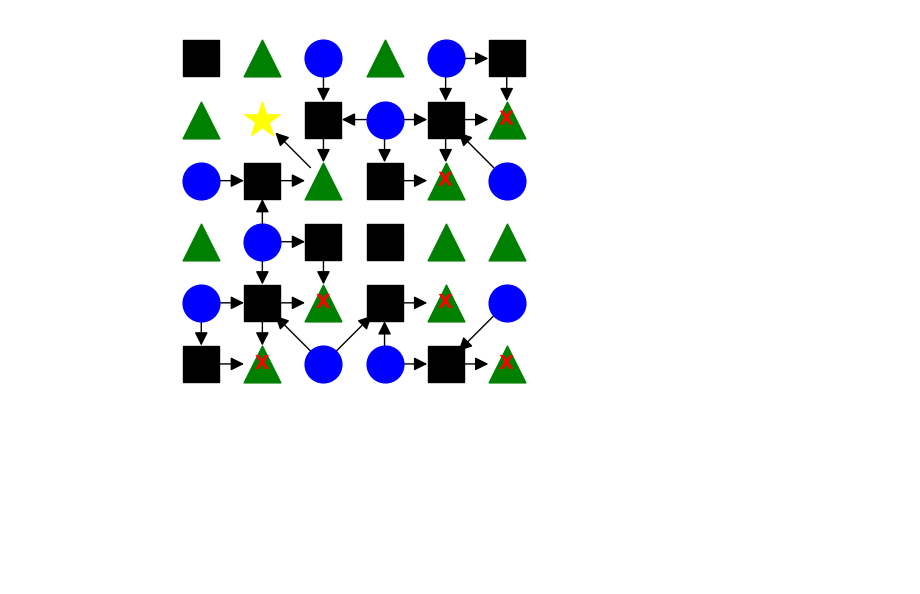
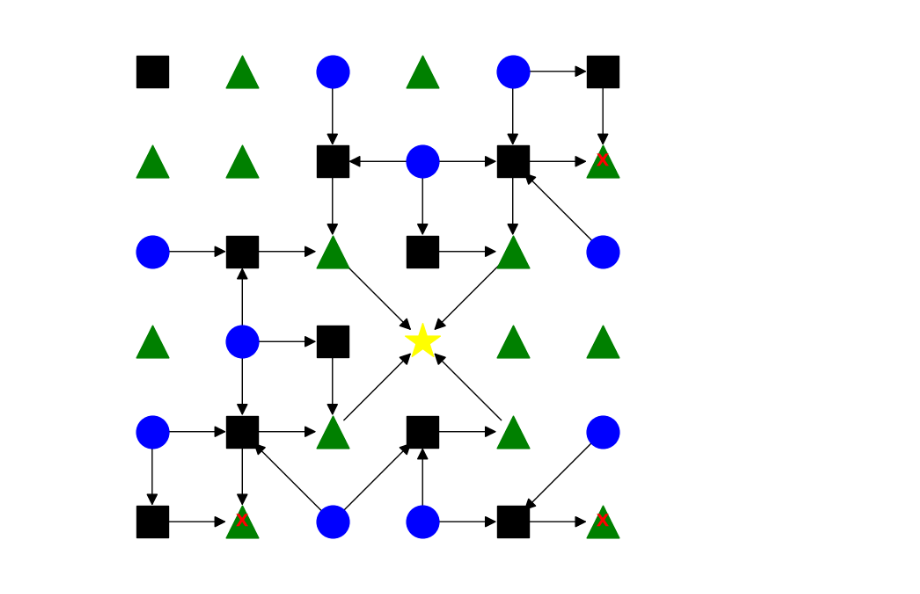
Before and after one commit to Gengo250/learning_graphs, a Jupyter notebook: src/grafos_network/workspace_university/trabalho_1_grafos.ipynb, the cells around one changed output. Saved outputs shown, nothing was run; the diff lists cells and outputs as text; code cells hidden in the pictures; blank space fills up the shorter version.

```diff
--- a/src/grafos_network/workspace_university/trabalho_1_grafos.ipynb
+++ b/src/grafos_network/workspace_university/trabalho_1_grafos.ipynb
@@ -42,14 +46,14 @@ G = nx.DiGraph()
 # %%
-#Construindo o grafo com matriz inicializada
+G = nx.DiGraph()
 
-pos = {(linha, coluna): (coluna, -linha)
-        for linha in range(MATRIZ.shape[0])
-        for coluna in range(MATRIZ.shape[1])
-       }
+pos = {
+    (linha, coluna): (coluna, -linha)
+    for linha in range(MATRIZ.shape[0])
+    for coluna in range(MATRIZ.shape[1])
+}
 
 for linha in range(MATRIZ.shape[0]):
     for coluna in range(MATRIZ.shape[1]):
-
         node = (linha, coluna)
 
         G.add_node(
@@ -131,14 +126,4 @@ for linha, coluna in quadrados_encontrados:
 
                 triangulos_encontrados.add(triangulo)
                 visitados.add(triangulo)
-# %%
-
-
-estrela = None
-
-for linha in range(MATRIZ.shape[0]):
-    for coluna in range(MATRIZ.shape[1]):
-
-        if MATRIZ[linha][coluna] == 4:
-            estrela = (linha, coluna)
 # %%
@@ -166,22 +162,19 @@ for linha, coluna in triangulos_encontrados:
 # %%
-
-
 G.add_edges_from(arestas)
 
 x_nodes = set()
 
 for node in visitados:
 
-    if node != estrela and G.out_degree(node) == 0:
+    if node not in estrelas and G.out_degree(node) == 0:
         x_nodes.add(node)
-
 
 labels_x = {
     node: "X"
     for node in x_nodes
 }
 
-
+plt.figure(figsize=(8, 8))
 
 nx.draw_networkx_edges(
     G,
@@ -191,44 +184,50 @@ nx.draw_networkx_edges(
     node_size=700
 )
 
-
 formatos = {
     "C": ("o", "blue"),
     "Q": ("s", "black"),
-    "T": ("^", "green"),
-    "E": ("*", "yellow")
+    "T": ("^", "green")
 }
-
 
 for tipo, (forma, cor) in formatos.items():
 
     nodes = [
         node
         for node in G.nodes
         if G.nodes[node]["tipo"] == tipo
+        and node not in estrelas
     ]
 
     nx.draw_networkx_nodes(
         G,
         pos,
         nodelist=nodes,
         node_shape=forma,
         node_color=cor,
         node_size=700
     )
 
+nx.draw_networkx_nodes(
+    G,
+    pos,
+    nodelist=list(estrelas),
+    node_shape="*",
+    node_color="yellow",
+    node_size=900
+)
+
 nx.draw_networkx_labels(
     G,
     pos,
     labels=labels_x,
     font_color="red",
     font_size=14,
     font_weight="bold"
 )
 
-
 plt.axis("off")
 plt.axis("equal")
 plt.show()
 # %% [output]
-[figure, old version]
+[figure, new version]
```
Also changed, not shown: parts of 5 cells of this notebook.
